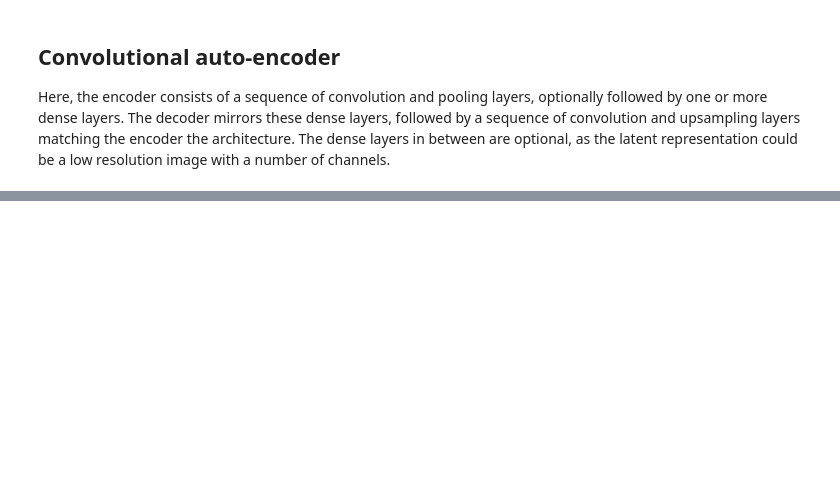
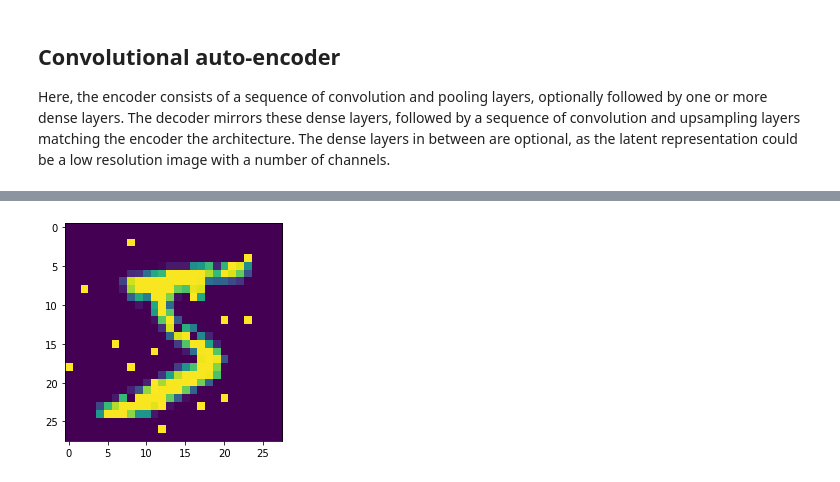
Before and after one commit to williamjshipman/autoencoder_tutorial, a Jupyter notebook: src/mnist_basic_auto_encoders.ipynb, the cells around one changed output, grey strips where cells are left out. Saved outputs shown, nothing was run; the diff lists cells and outputs as text; code cells hidden in the pictures; blank space fills up the shorter version.

```diff
--- a/src/mnist_basic_auto_encoders.ipynb
+++ b/src/mnist_basic_auto_encoders.ipynb
@@ -428,0 +471,7 @@ del encoder, decoder
+# %%
+def add_salt_and_pepper_noise(x: np.ndarray, fraction: float):
+    prob = np.random.uniform(size=x.shape)
+    x2 = x.copy()
+    x2[prob < fraction] = 1
+    x2[prob < fraction/2] = 0
+    return x2
@@ -428,0 +485,7 @@ del encoder, decoder
+# %%
+x_train_sp_noise = add_salt_and_pepper_noise(x_train, 0.05)
+x_test_sp_noise = add_salt_and_pepper_noise(x_test, 0.05)
+plt.imshow(x_train_sp_noise[0, :, :, 0])
+plt.show()
+# %% [output]
+[figure, added]
```
Also changed, not shown: parts of 23 cells of this notebook.
